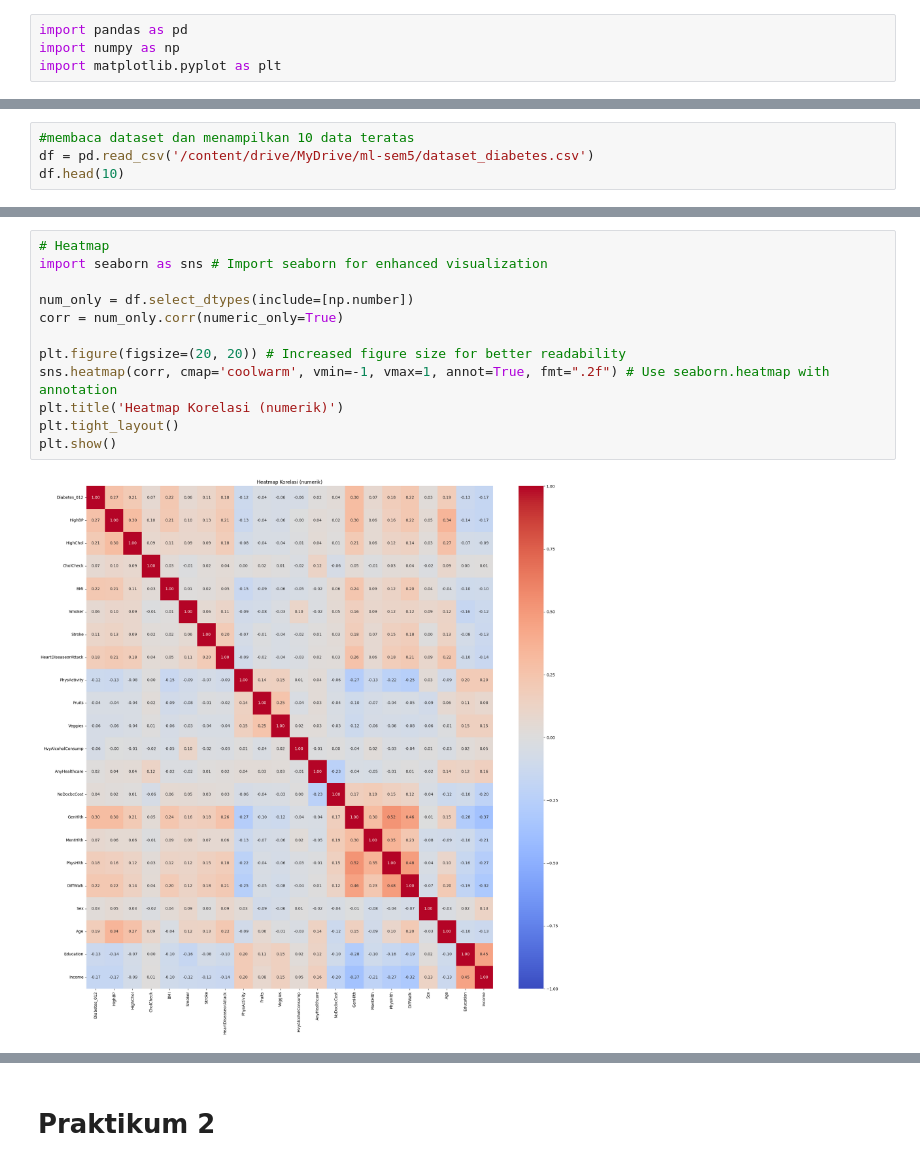
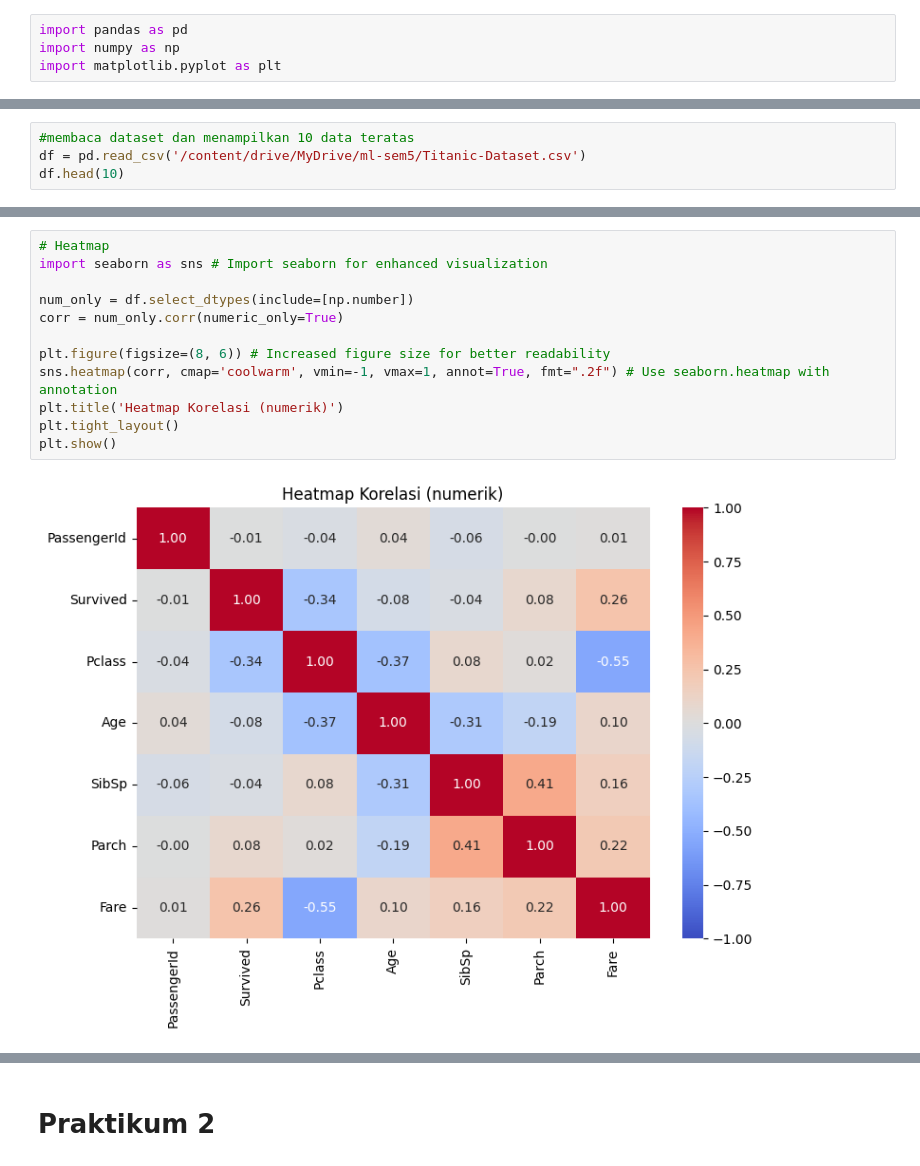
Before and after one commit to FattahulAlim/Machine_Learning_Sem5, a Jupyter notebook: TG2_244107020018_MuhammadFattahulAlim.ipynb, the cells around one changed output, grey strips where cells are left out. Saved outputs shown, nothing was run; the diff lists cells and outputs as text.

```diff
--- a/TG2_244107020018_MuhammadFattahulAlim.ipynb
+++ b/TG2_244107020018_MuhammadFattahulAlim.ipynb
@@ -14,5 +23,5 @@ Drive already mounted at /content/drive; to attempt to forcibly remount, call dr
 # %%
 #membaca dataset dan menampilkan 10 data teratas
-df = pd.read_csv('/content/drive/MyDrive/ml-sem5/dataset_diabetes.csv')
+df = pd.read_csv('/content/drive/MyDrive/ml-sem5/Titanic-Dataset.csv')
 df.head(10)
 # %% [output]
@@ -133,16 +142,16 @@ plt.show()
 # %%
 # Heatmap
 import seaborn as sns # Import seaborn for enhanced visualization
 
 num_only = df.select_dtypes(include=[np.number])
 corr = num_only.corr(numeric_only=True)
 
-plt.figure(figsize=(20, 20)) # Increased figure size for better readability
+plt.figure(figsize=(8, 6)) # Increased figure size for better readability
 sns.heatmap(corr, cmap='coolwarm', vmin=-1, vmax=1, annot=True, fmt=".2f") # Use seaborn.heatmap with annotation
 plt.title('Heatmap Korelasi (numerik)')
 plt.tight_layout()
 plt.show()
 # %% [output]
-[figure, old version]
+[figure, new version]
 # %%
 #Inspeksi korelasi dengan hasil data tabular
```
Also changed, not shown: parts of 29 cells of this notebook.
